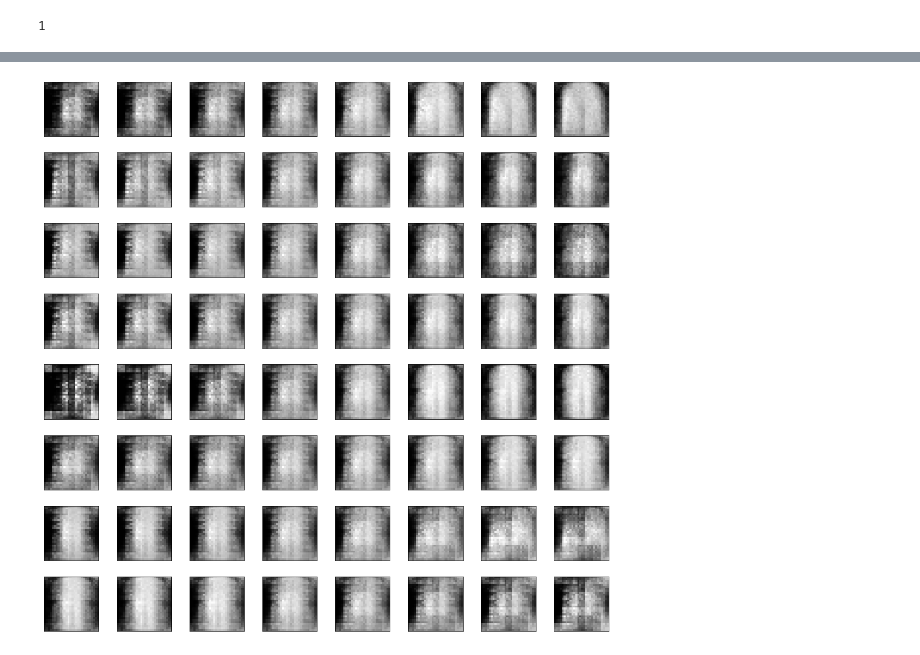
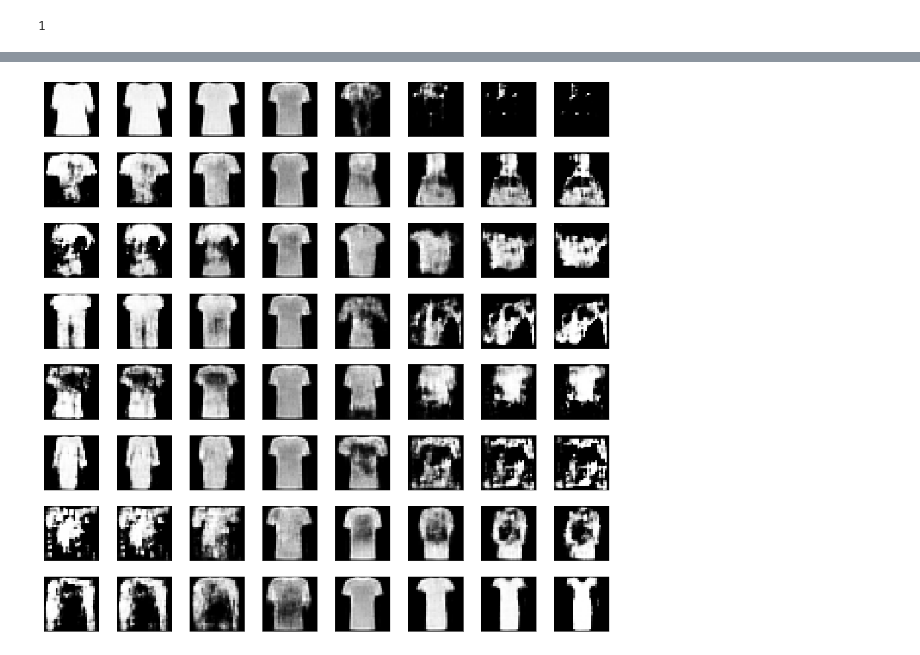
Before and after one commit to BenjaminEriksen95/VAEGen, a Jupyter notebook: CNN-VAE-basic.ipynb, the cells around one changed output, grey strips where cells are left out. Saved outputs shown, nothing was run; the diff lists cells and outputs as text; code cells hidden in the pictures.

Commit message:
added the visualization of the result

```diff
--- a/CNN-VAE-basic.ipynb
+++ b/CNN-VAE-basic.ipynb
@@ -71,6 +71,5 @@ for i in range(6):
 # %%
 device = torch.device('cuda' if torch.cuda.is_available() else 'cpu')
-device=torch.device('cpu')
 # %%
 torch.cuda.get_device_name()
 # %% [output]
@@ -263,0 +281,8 @@ def plot_examples(model=None,sample=False,data=None):
+# %%
+ztest, mutest, logvartest= model.encode(example_data.to(device),example_targets)
+test_data=torch.zeros(64,8)
+for i in range(test_data.shape[1]):
+    print('max',ztest[:,i].max())
+    print('min',ztest[:,i].min())
+    print('mean',ztest[:,i].mean())
+    print()
@@ -263,0 +307,11 @@ def plot_examples(model=None,sample=False,data=None):
+# %%
+
+for i in range(test_data.shape[0]):
+    test_data[i]=ztest[0]
+
+
+range_=np.linspace(5,-5,8)
+for c in range(64):
+    test_data[c][int(c/8)]=range_[c%8]
+smple_pic =model.sample(test_data.to(device))
+plot_examples(model=True,data=smple_pic)
@@ -264,20 +320,14 @@ def plot_examples(model=None,sample=False,data=None):
 # %%
-zeros=torch.zeros(10,64)
-c=0
-for i in zeros:
-
-    zeros[c,c]+=1
-    c+=1
-    if c==10:
-        c=0
+test_data=torch.zeros(64,8)
+for i in range(test_data.shape[0]):
+    test_data[i]=ztest[1]
 
 
-range_=np.linspace(3,-3,8)
-samples=(torch.ones(8,64)*0).T
+range_=np.linspace(5,-5,8)
 for c in range(64):
-    samples[c][int(c/8)]=range_[c%8]
-smple_pic =model.sample(samples.to(device))
+    test_data[c][int(c/8)]=range_[c%8]
+smple_pic =model.sample(test_data.to(device))
 plot_examples(model=True,data=smple_pic)
 # %% [output]
-[figure, old version]
+[figure, new version]
 # %%
```
Also changed, not shown: parts of 13 cells of this notebook, 1 other file.
